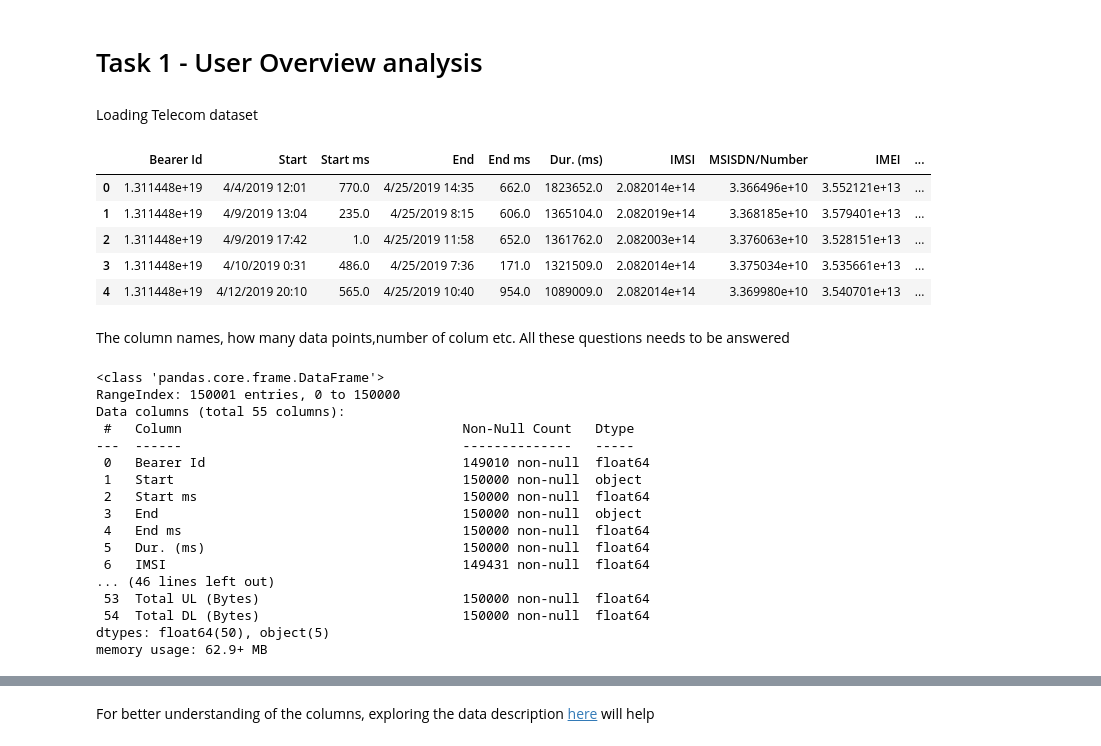
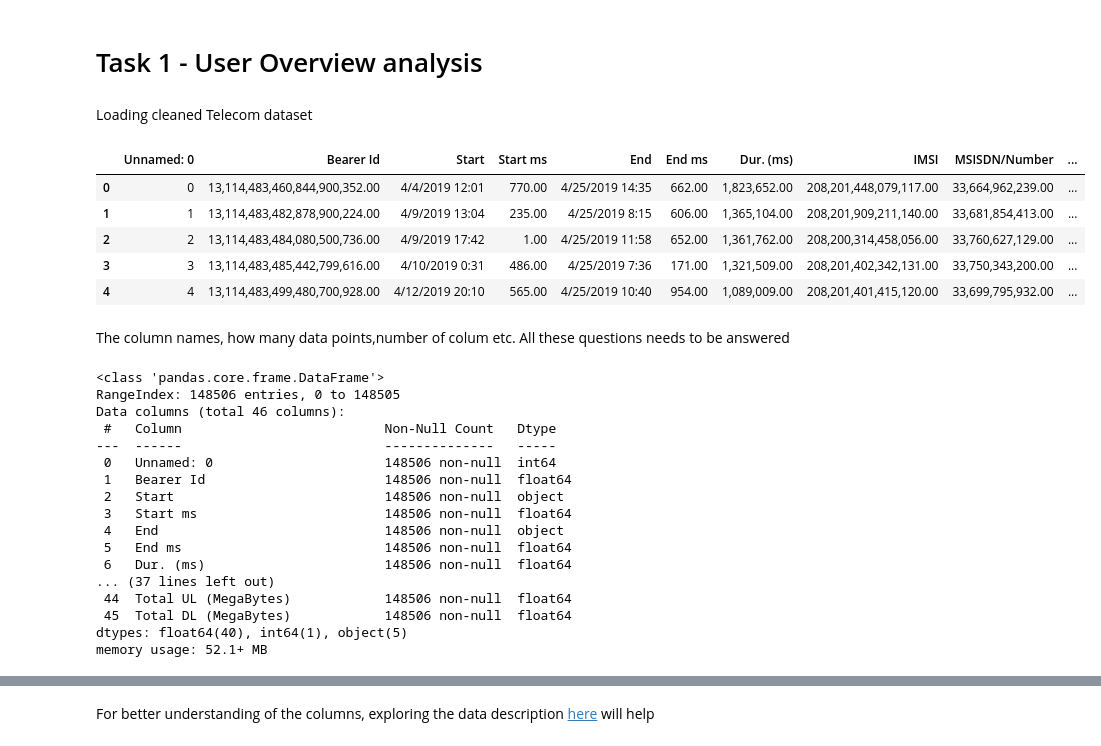
Before and after one commit to BirhanuGebisa/Telecom-User-Analytics, a Jupyter notebook: notebooks/Task1_User_Overview_analysis.ipynb, the cells around one changed output, grey strips where cells are left out. Drawn from its saved outputs; the diff is of its cells as text; code cells hidden in the pictures.

```diff
--- a/notebooks/Task1_User_Overview_analysis.ipynb
+++ b/notebooks/Task1_User_Overview_analysis.ipynb
@@ -10,18 +17,18 @@ import seaborn as sns
 # %% [markdown]
-Loading Telecom dataset
+Loading cleaned Telecom dataset
 # %%
 import warnings
-warnings.filterwarnings('ignore')
+warnings.filterwarnings("ignore", category=FutureWarning)
 pd.set_option('max_column', None)
-telcom = pd.read_csv('../data/Week1_challenge_data_source.csv', na_values=['?',"n.a.","NA","n/a", "na", None])
+telcom = pd.read_csv('../data/cleaned_data.csv', na_values=['?',"n.a.","NA","n/a", "na", None])
 telcom.head()
 # %% [output]
-|  | Bearer Id | Start | Start ms | End | End ms | Dur. (ms) | IMSI | MSISDN/Number | IMEI | ... |
-| 0 | 1.311448e+19 | 4/4/2019 12:01 | 770.0 | 4/25/2019 14:35 | 662.0 | 1823652.0 | 2.082014e+14 | 3.366496e+10 | 3.552121e+13 | ... |
-| 1 | 1.311448e+19 | 4/9/2019 13:04 | 235.0 | 4/25/2019 8:15 | 606.0 | 1365104.0 | 2.082019e+14 | 3.368185e+10 | 3.579401e+13 | ... |
-| 2 | 1.311448e+19 | 4/9/2019 17:42 | 1.0 | 4/25/2019 11:58 | 652.0 | 1361762.0 | 2.082003e+14 | 3.376063e+10 | 3.528151e+13 | ... |
-| 3 | 1.311448e+19 | 4/10/2019 0:31 | 486.0 | 4/25/2019 7:36 | 171.0 | 1321509.0 | 2.082014e+14 | 3.375034e+10 | 3.535661e+13 | ... |
-| 4 | 1.311448e+19 | 4/12/2019 20:10 | 565.0 | 4/25/2019 10:40 | 954.0 | 1089009.0 | 2.082014e+14 | 3.369980e+10 | 3.540701e+13 | ... |
+|  | Unnamed: 0 | Bearer Id | Start | Start ms | End | End ms | Dur. (ms) | IMSI | MSISDN/Number | ... |
+| 0 | 0 | 13,114,483,460,844,900,352.00 | 4/4/2019 12:01 | 770.00 | 4/25/2019 14:35 | 662.00 | 1,823,652.00 | 208,201,448,079,117.00 | 33,664,962,239.00 | ... |
+| 1 | 1 | 13,114,483,482,878,900,224.00 | 4/9/2019 13:04 | 235.00 | 4/25/2019 8:15 | 606.00 | 1,365,104.00 | 208,201,909,211,140.00 | 33,681,854,413.00 | ... |
+| 2 | 2 | 13,114,483,484,080,500,736.00 | 4/9/2019 17:42 | 1.00 | 4/25/2019 11:58 | 652.00 | 1,361,762.00 | 208,200,314,458,056.00 | 33,760,627,129.00 | ... |
+| 3 | 3 | 13,114,483,485,442,799,616.00 | 4/10/2019 0:31 | 486.00 | 4/25/2019 7:36 | 171.00 | 1,321,509.00 | 208,201,402,342,131.00 | 33,750,343,200.00 | ... |
+| 4 | 4 | 13,114,483,499,480,700,928.00 | 4/12/2019 20:10 | 565.00 | 4/25/2019 10:40 | 954.00 | 1,089,009.00 | 208,201,401,415,120.00 | 33,699,795,932.00 | ... |
 # %% [markdown]
 The column names, how many data points,number of colum etc. All these questions needs to be answered
 # %%
@@ -29,22 +36,22 @@ The column names, how many data points,number of colum etc. All these questions
 telcom.info()
 # %% [output]
 <class 'pandas.core.frame.DataFrame'>
-RangeIndex: 150001 entries, 0 to 150000
-Data columns (total 55 columns):
- #   Column                                    Non-Null Count   Dtype
----  ------                                    --------------   -----
- 0   Bearer Id                                 149010 non-null  float64
- 1   Start                                     150000 non-null  object
- 2   Start ms                                  150000 non-null  float64
- 3   End                                       150000 non-null  object
- 4   End ms                                    150000 non-null  float64
- 5   Dur. (ms)                                 150000 non-null  float64
- 6   IMSI                                      149431 non-null  float64
-... (46 lines left out)
- 53  Total UL (Bytes)                          150000 non-null  float64
- 54  Total DL (Bytes)                          150000 non-null  float64
-dtypes: float64(50), object(5)
-memory usage: 62.9+ MB
+RangeIndex: 148506 entries, 0 to 148505
+Data columns (total 46 columns):
+ #   Column                          Non-Null Count   Dtype
+---  ------                          --------------   -----
+ 0   Unnamed: 0                      148506 non-null  int64
+ 1   Bearer Id                       148506 non-null  float64
+ 2   Start                           148506 non-null  object
+ 3   Start ms                        148506 non-null  float64
+ 4   End                             148506 non-null  object
+ 5   End ms                          148506 non-null  float64
+ 6   Dur. (ms)                       148506 non-null  float64
+... (37 lines left out)
+ 44  Total UL (MegaBytes)            148506 non-null  float64
+ 45  Total DL (MegaBytes)            148506 non-null  float64
+dtypes: float64(40), int64(1), object(5)
+memory usage: 52.1+ MB
 # %%
 #describe the columns data
 telcom.describe()
```
Also changed, not shown: parts of 78 cells of this notebook.
